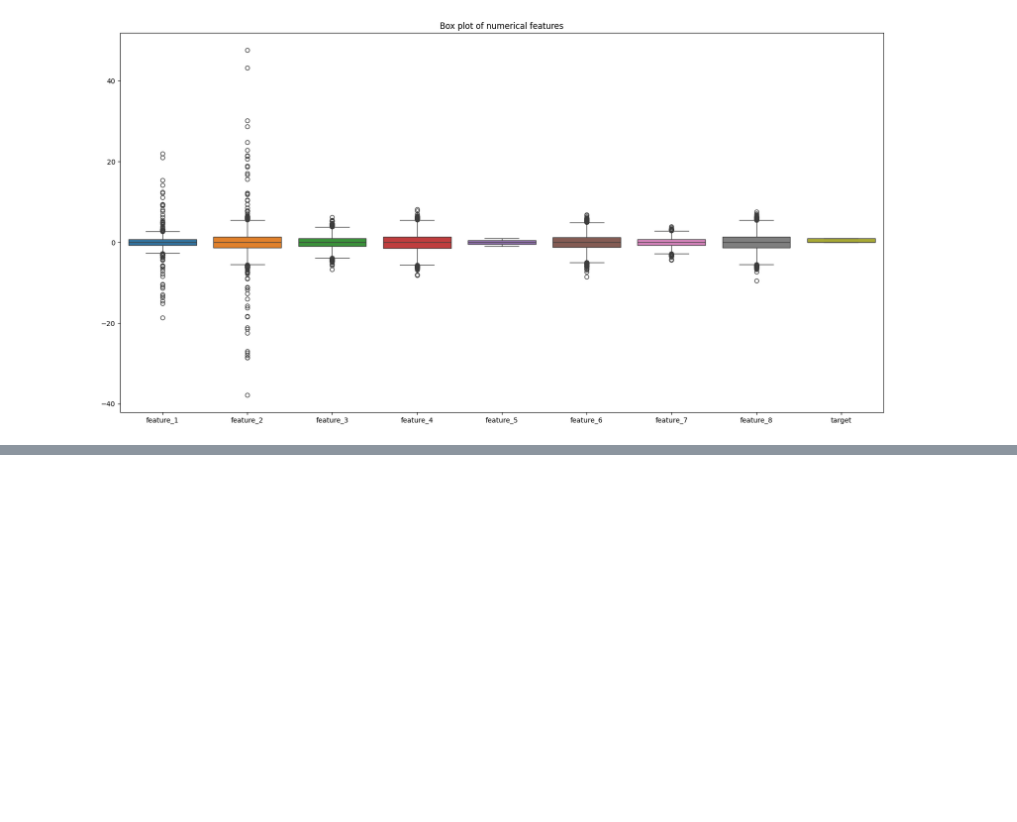
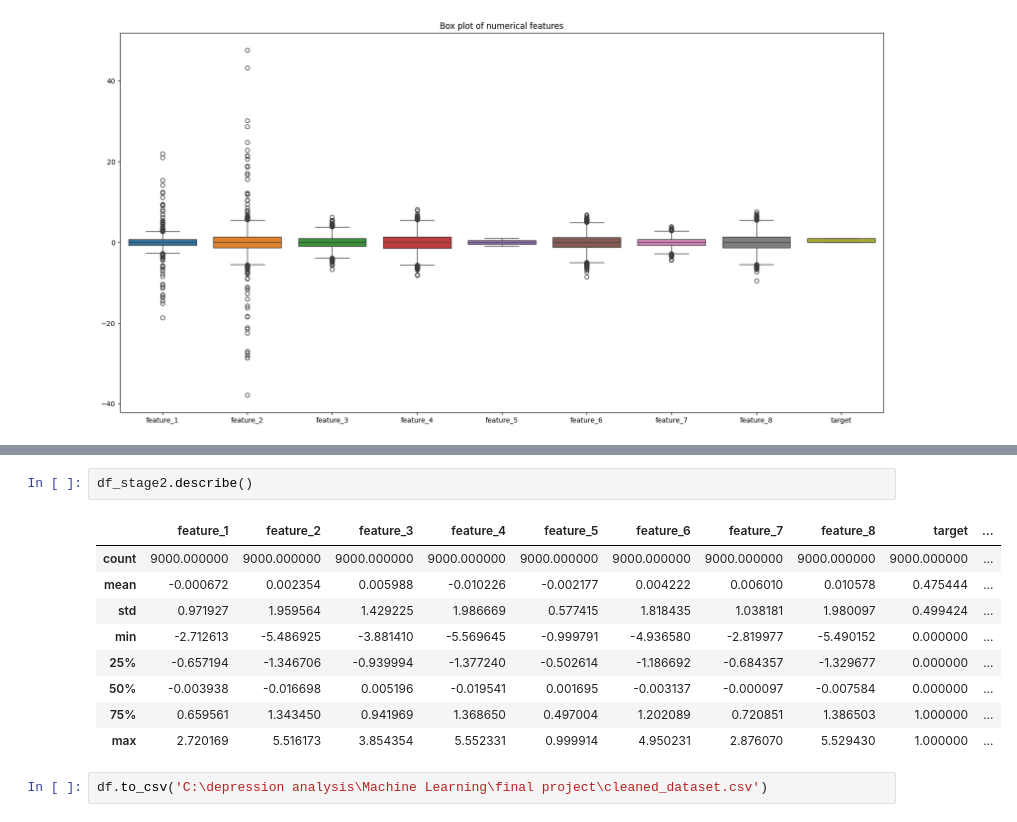
Before and after one commit to Montasir00/Ml_final_project, a Jupyter notebook: Final_Project.ipynb, the cells around one changed output, grey strips where cells are left out. Drawn from its saved outputs; the diff is of its cells as text; blank space fills up the shorter version.

```diff
--- a/Final_Project.ipynb
+++ b/Final_Project.ipynb
@@ -207,0 +344,14 @@ Outlier indices: []
+# %%
+df_stage2.describe()
+# %% [output]
+|  | feature_1 | feature_2 | feature_3 | feature_4 | feature_5 | feature_6 | feature_7 | feature_8 | target | ... |
+| count | 9000.000000 | 9000.000000 | 9000.000000 | 9000.000000 | 9000.000000 | 9000.000000 | 9000.000000 | 9000.000000 | 9000.000000 | ... |
+| mean | -0.000672 | 0.002354 | 0.005988 | -0.010226 | -0.002177 | 0.004222 | 0.006010 | 0.010578 | 0.475444 | ... |
+| std | 0.971927 | 1.959564 | 1.429225 | 1.986669 | 0.577415 | 1.818435 | 1.038181 | 1.980097 | 0.499424 | ... |
+| min | -2.712613 | -5.486925 | -3.881410 | -5.569645 | -0.999791 | -4.936580 | -2.819977 | -5.490152 | 0.000000 | ... |
+| 25% | -0.657194 | -1.346706 | -0.939994 | -1.377240 | -0.502614 | -1.186692 | -0.684357 | -1.329677 | 0.000000 | ... |
+| 50% | -0.003938 | -0.016698 | 0.005196 | -0.019541 | 0.001695 | -0.003137 | -0.000097 | -0.007584 | 0.000000 | ... |
+| 75% | 0.659561 | 1.343450 | 0.941969 | 1.368650 | 0.497004 | 1.202089 | 0.720851 | 1.386503 | 1.000000 | ... |
+| max | 2.720169 | 5.516173 | 3.854354 | 5.552331 | 0.999914 | 4.950231 | 2.876070 | 5.529430 | 1.000000 | ... |
+# %%
+df.to_csv('C:\depression analysis\Machine Learning\final project\cleaned_dataset.csv')
```
Also changed, not shown: parts of 11 cells of this notebook.
